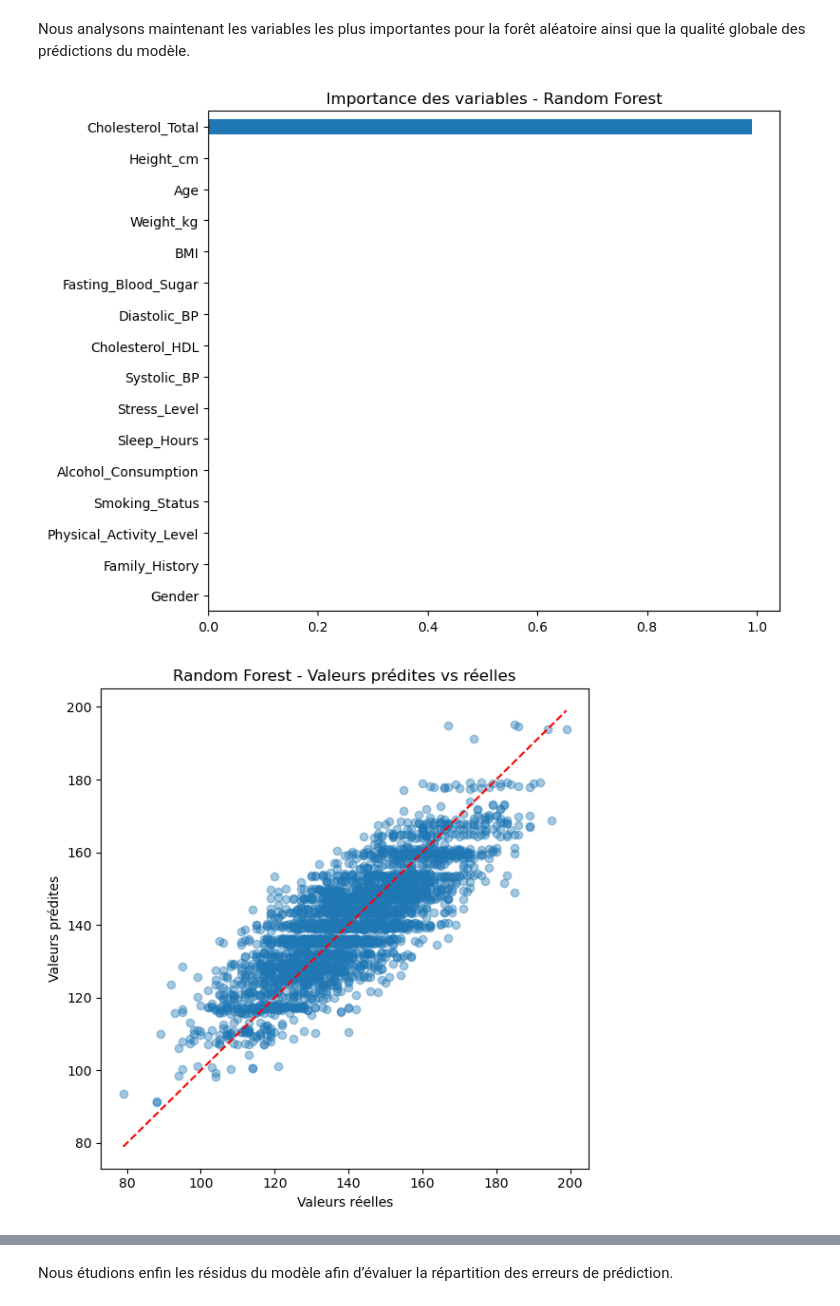
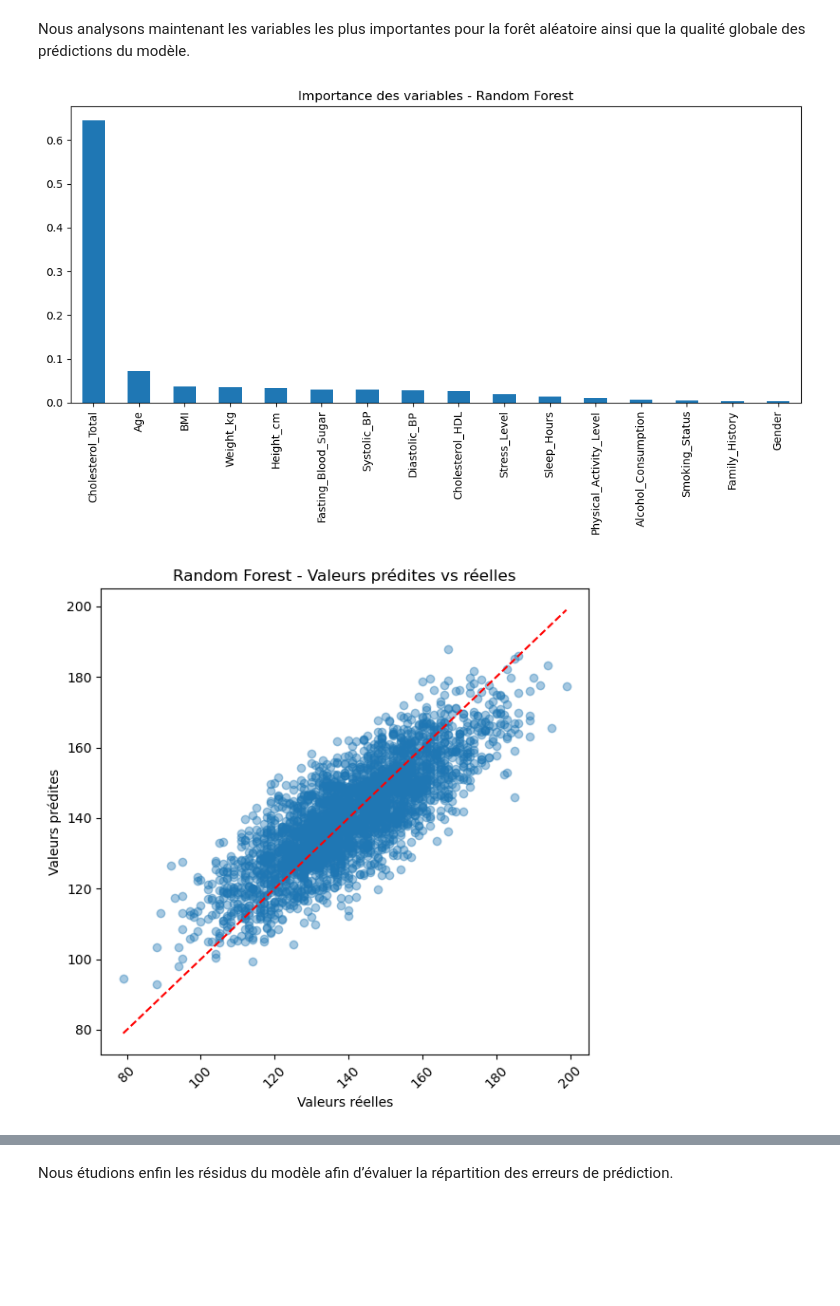
Before and after one commit to AhmedBousbih/Projet-Machine-learning, a Jupyter notebook: Projet_ML_py.ipynb, the cells around one changed output, grey strips where cells are left out. Saved outputs shown, nothing was run; the diff lists cells and outputs as text; code cells hidden in the pictures; blank space fills up the shorter version.

```diff
--- a/Projet_ML_py.ipynb
+++ b/Projet_ML_py.ipynb
@@ -874,13 +974,10 @@ Variables conservées : 1
 # %% [markdown]
 Avec l'alpha par défaut la pénalisation est forte, presque toutes les variables sont réduites à zéro à l'exception de `Cholesterol_Total` qui conserve un coefficient d'environ 14. Cela confirme ce qu'on observait déjà dans le modèle simple : `Cholesterol_Total` est la seule variable suffisamment informative pour résister à la pénalisation. Ce résultat illustre bien le comportement du Lasso, il opère une sélection agressive et ne retient que l'essentiel. L'alpha par défaut reste cependant trop fort pour capturer les contributions plus subtiles des autres variables.
 # %%
-from sklearn.model_selection import GridSearchCV
-
 param = [{"alpha": [0.0001, 0.001, 0.01, 0.05, 0.1, 0.2, 0.5, 1]}]
 
 # Optimisation par validation croisée
-regLasso_opt = GridSearchCV(linear_model.Lasso(max_iter=10000),
-                             param, cv=10, n_jobs=-1)
+regLasso_opt = GridSearchCV(linear_model.Lasso(max_iter=10000), param, cv=10, n_jobs=-1)
 regLassoOpt_chol = regLasso_opt.fit(Xr_train_chol, y_train_chol)
 
 print("Meilleur R2    =", round(regLassoOpt_chol.best_score_, 4))
@@ -1130,30 +1204,15 @@ Les arbres de décision permettent de modéliser des relations non linéaires en
 Comme précédemment, les principaux hyperparamètres seront optimisés par validation croisée.
 # %%
 from sklearn.tree import DecisionTreeRegressor
+from sklearn.metrics import mean_absolute_error
 
 # Optimisation de la profondeur de l'arbre
-param = [{
-    "max_depth": list(range(2,15)),
-    "min_samples_leaf": [1, 5, 10, 20]
-}]
 
-tree = GridSearchCV(
-    DecisionTreeRegressor(
-        random_state=randomseed
-    ),
-    param,
-    cv=5,
-    n_jobs=-1
-)
+param = [{"max_depth": list(range(2, 10))}]
+tree = GridSearchCV( DecisionTreeRegressor(random_state=randomseed), param, cv=10, n_jobs=-1)
 
 treeOpt = tree.fit(Xr_train_chol, y_train_chol)
 
 # Paramètre optimal
-print(
-    "Meilleur score = %f, Meilleur paramètre = %s"
-    % (
-        treeOpt.best_score_,
-        treeOpt.best_params_
-    )
-)
+print("Meilleur score R² = %f, Meilleur paramètre = %s"% (treeOpt.best_score_, treeOpt.best_params_))
 # %% [output]
@@ -1307,13 +1386,11 @@ Contrairement aux modèles précédents, cette méthode repose sur un ensemble d
 Les principaux hyperparamètres seront optimisés par validation croisée.
 # %%
 from sklearn.ensemble import RandomForestRegressor
+from sklearn.metrics import mean_absolute_error
 
 # Grille des hyperparamètres
-param_rf = {
-    'n_estimators': [100, 200],
-    'max_depth': [5, 10, None],
-    'min_samples_leaf': [1, 5]
-}
+
+param_rf = [{"max_features": list(range(2, 10, 1))}]
 
 # Validation croisée
 rf_reg = GridSearchCV(
@@ -1365,37 +1442,37 @@ Nous analysons maintenant les variables les plus importantes pour la forêt alé
 # Importance des variables
 importance_rf = pd.Series(
     rf_reg.best_estimator_.feature_importances_,
     index=X_train_chol.columns
 )
 
 # Affichage
-importance_rf.sort_values().plot(
-    kind='barh',
-    figsize=(8,6)
+importance_rf.sort_values(ascending=False).plot(
+    kind='bar',
+    figsize=(10,6)
 )
 
 plt.title("Importance des variables - Random Forest")
 plt.tight_layout()
 plt.show()
 
 # Graphique prédictions vs réalité
 plt.figure(figsize=(6,6))
 
 plt.scatter(y_test_chol, y_pred_rf, alpha=0.4)
 
 plt.plot(
     [y_test_chol.min(), y_test_chol.max()],
     [y_test_chol.min(), y_test_chol.max()],
     'r--'
 )
 
 plt.xlabel("Valeurs réelles")
 plt.ylabel("Valeurs prédites")
 plt.title("Random Forest - Valeurs prédites vs réelles")
-
+plt.xticks(rotation=45)
 plt.tight_layout()
 plt.show()
 # %% [output]
-[figure, old version]
+[figure, new version]
-[figure, old version]
+[figure, new version]
 # %% [markdown]
```
Also changed, not shown: parts of 96 cells of this notebook.
